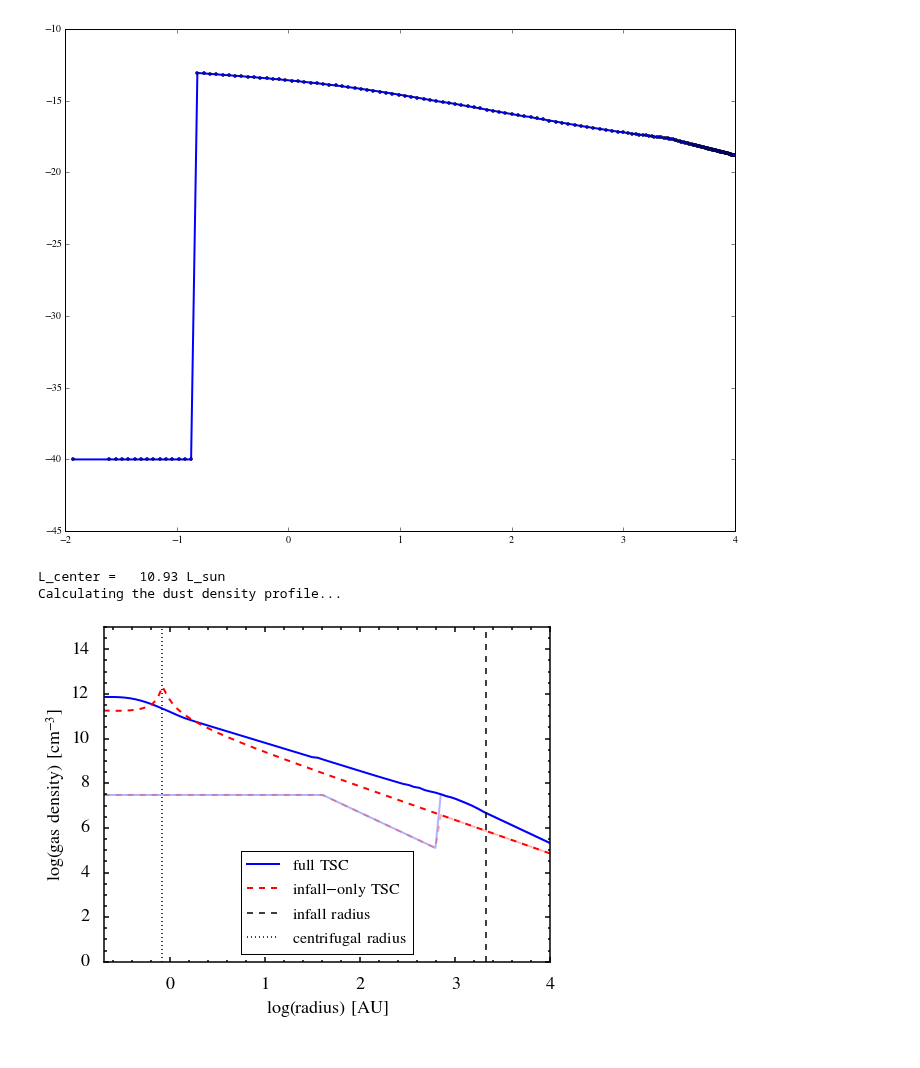
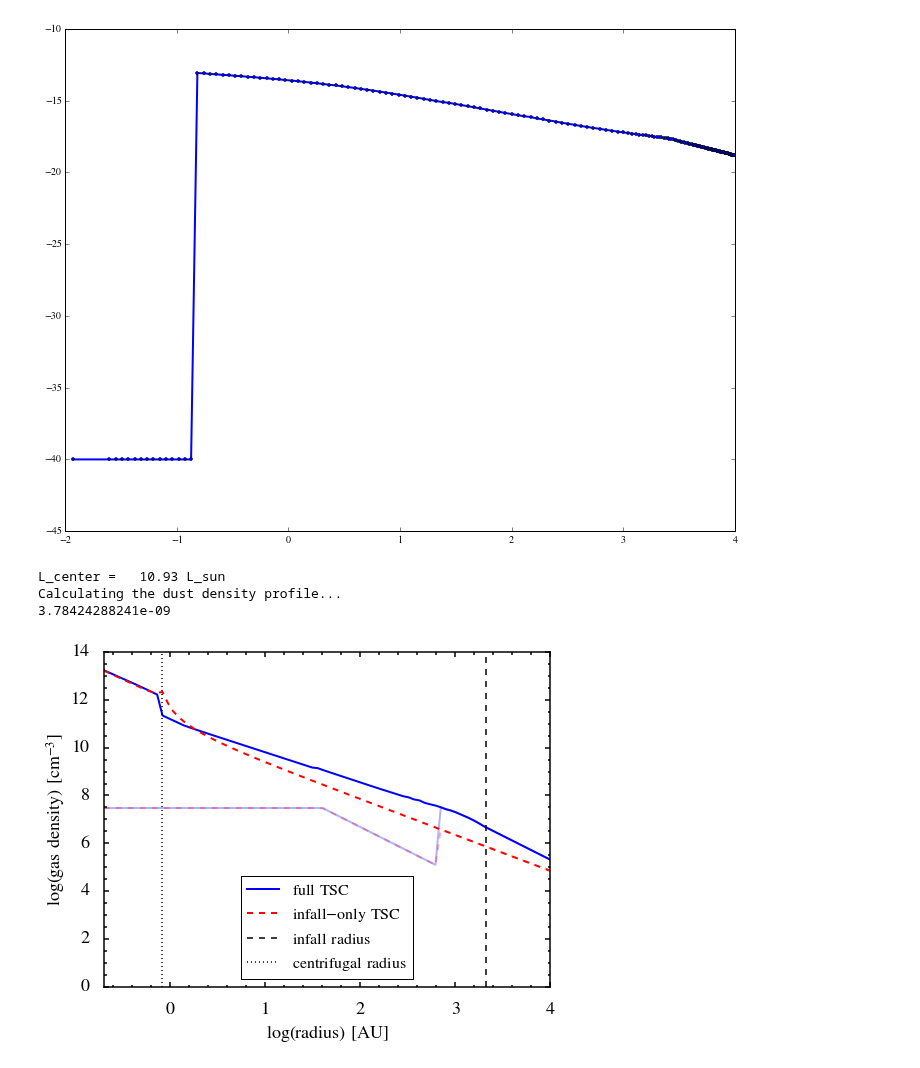
Before and after one commit to yaolun/misc, a Jupyter notebook: TSC/plot_tsc.ipynb, the cells around one changed output. Cells and saved outputs as stored; diff of their text form; code cells hidden in the pictures.

```diff
--- a/TSC/plot_tsc.ipynb
+++ b/TSC/plot_tsc.ipynb
@@ -635,9 +635,9 @@ R_disk_min= 0.100364     * AU
 R_disk_max= R_cen
 theta_cav = 20.0
 beta      = 1.093
-h100      = 8.123
+h100      = 8.123        * AU
 M_env_dot = 1.271306e-05 * MS/yr
-M_disk    = 0.01 * MS
+M_disk    = 0.5 * MS
 mstar     = 3.305397e-01 * MS
 rin       = rstar
 rout      = R_env_max
@@ -752,6 +752,7 @@ def f(w,z,beta,rstar,h100):
     f = 2*PI*w*(1-np.sqrt(rstar/w))*(rstar/w)**(beta+1)*np.exp(-0.5*(z/(w**beta*h100/100**beta))**2)
     return f
 rho_0 = M_disk/(nquad(f,[[R_disk_min,R_disk_max],[-R_env_max,R_env_max]], args=(beta,rstar,h100)))[0]
+print rho_0
 #
 total_mass_tsc = 0
 total_mass_ulrich = 0
@@ -826,7 +827,13 @@ for ir in range(0,len(rc)):
 # %% [output]
 L_center =   10.93 L_sun
 Calculating the dust density profile...
+3.78424288241e-09
 # %%
+# import hyperion.model as hym
+# m = hym.ModelOutput('/Users/yaolun/bhr71/hyperion/cycle7/model46.rtout')
+# q = m.get_quantities()
+# rho_tsc = q['density'][0].array.T * 100
+
 # create 2d projection
 rho_tsc2d = np.sum(rho_tsc**2,axis=2)/np.sum(rho_tsc,axis=2)
 rho_ulrich2d = np.sum(rho_ulrich**2,axis=2)/np.sum(rho_ulrich,axis=2)
@@ -836,32 +843,34 @@ rho_ulrich2d = np.sum(rho_ulrich**2,axis=2)/np.sum(rho_ulrich,axis=2)
 fig = plt.figure(figsize=(8,6))
 ax = fig.add_subplot(111)
 
 plot_grid = [99,199]
 alpha = np.linspace(0.3,1.0,len(plot_grid))
 for i in plot_grid:
     tsc, = ax.plot(np.log10(rc/AU), np.log10(rho_tsc2d[:,i]/mh), alpha=alpha[plot_grid.index(i)], color='b', linewidth=2)
     ulrich, = ax.plot(np.log10(rc/AU), np.log10(rho_ulrich2d[:,i]/mh), alpha=alpha[plot_grid.index(i)], linestyle='--', color='r', linewidth=2)
 
 rinf = ax.axvline(np.log10(R_inf/AU), linestyle='--', color='k', linewidth=1.5)
 cen_r = ax.axvline(np.log10(R_cen/AU), linestyle=':', color='k', linewidth=1.5)
 
 ax.legend([tsc, ulrich, rinf, cen_r], [r'$\rm{full\,TSC}$', r'$\rm{infall-only\,TSC}$', r'$\rm{infall\,radius}$', r'$\rm{centrifugal\,radius}$'],\
           fontsize=16, numpoints=1, loc='lower center')
 
-ax.set_ylim([0, 15])
+ax.set_ylim([0, 14])
 fig.gca().set_xlim(left=np.log10(0.2))
 ax.set_xlabel(r'$\rm{log(radius)\,[AU]}$', fontsize=18)
 ax.set_ylabel(r'$\rm{log(gas\,density)\,[cm^{-3}]}$', fontsize=18)
 [ax.spines[axis].set_linewidth(1.5) for axis in ['top','bottom','left','right']]
 ax.minorticks_on()
 ax.tick_params('both',labelsize=18,width=1.5,which='major',pad=15,length=5)
 ax.tick_params('both',labelsize=18,width=1.5,which='minor',pad=15,length=2.5)
 
 # fix the tick label font
 ticks_font = mpl.font_manager.FontProperties(family='STIXGeneral',size=18)
 for label in ax.get_xticklabels():
     label.set_fontproperties(ticks_font)
 for label in ax.get_yticklabels():
     label.set_fontproperties(ticks_font)
+
+fig.savefig('/Users/yaolun/bhr71/hyperion/cycle7/model46_tsc_com_gas_density.pdf', format='pdf', dpi=300, bbox_inches='tight')
 # %% [output]
-[figure, old version]
+[figure, new version]
```
Also changed, not shown: 6 other files.
